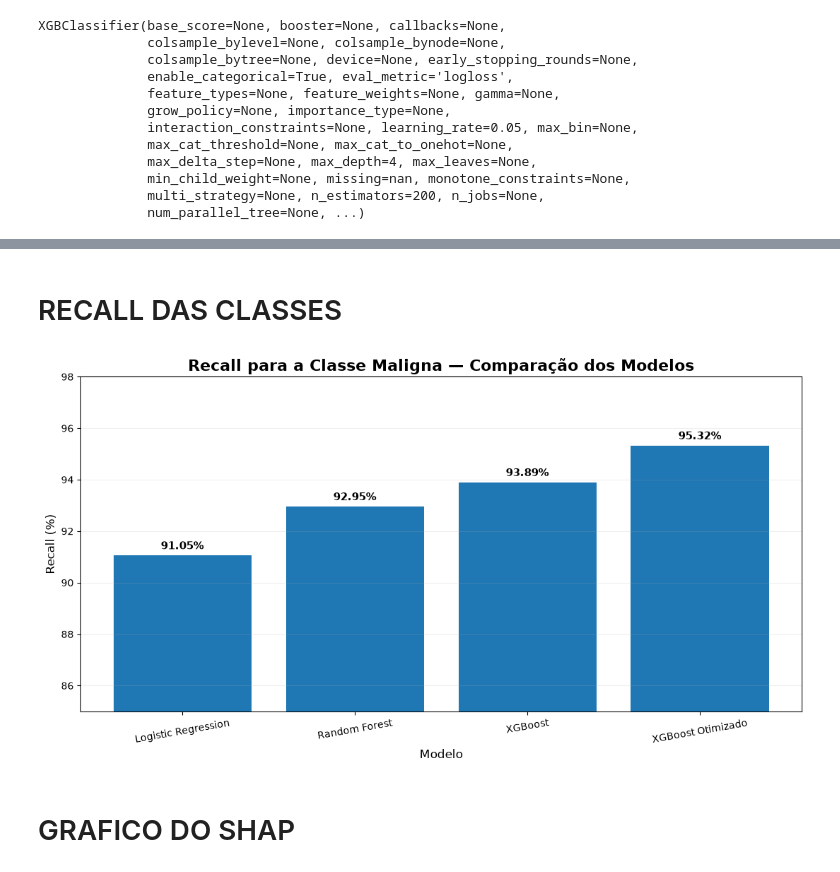
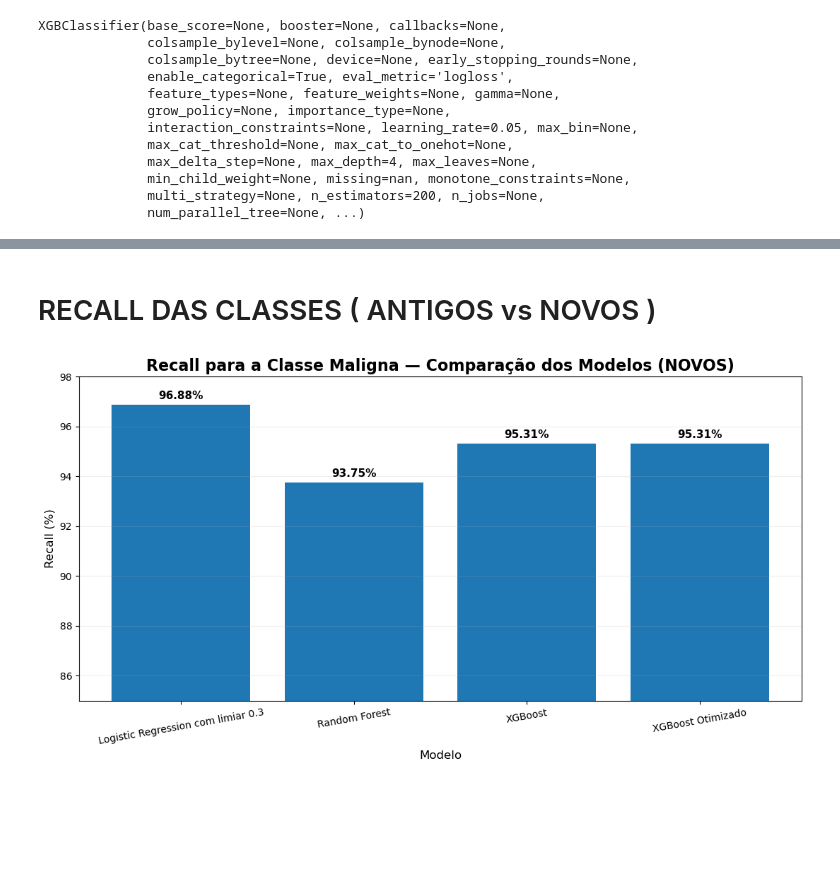
Before and after one commit to Jonatan-Trindade/Breast-Cancer-Classification, a Jupyter notebook: notebook/breast_cancer.ipynb, the cells around one changed output, grey strips where cells are left out. Saved outputs shown, nothing was run; the diff lists cells and outputs as text; code cells hidden in the pictures; blank space fills up the shorter version.

```diff
--- a/notebook/breast_cancer.ipynb
+++ b/notebook/breast_cancer.ipynb
@@ -1376,25 +1639,22 @@ plt.show()
 # %% [markdown]
-# RECALL DAS CLASSES
+# RECALL DAS CLASSES ( ANTIGOS vs NOVOS )
 # %%
-import matplotlib.pyplot as plt
-import numpy as np
-
 # ============================================================
 # RECALL DA CLASSE MALIGNA (1)
 # ============================================================
 
-modelos = [
-    "Logistic Regression",
+nome_modelos = [
+    "Logistic Regression com limiar 0.3",
     "Random Forest",
     "XGBoost",
     "XGBoost Otimizado"
 ]
 
 recall = [
-    91.05,
-    92.95,
-    93.89,
-    95.32
+    96.88,
+    93.75,
+    95.31,
+    95.31
 ]
 
 # ============================================================
@@ -1404,7 +1664,7 @@ recall = [
 fig, ax = plt.subplots(figsize=(11, 6))
 
 barras = ax.bar(
-    modelos,
+    nome_modelos,
     recall
 )
 
@@ -1429,37 +1689,35 @@ for barra, valor in zip(barras, recall):
 # ============================================================
 
 ax.set_title(
-    "Recall para a Classe Maligna — Comparação dos Modelos",
+    "Recall para a Classe Maligna — Comparação dos Modelos (NOVOS)",
     fontsize=16,
     fontweight="bold"
 )
 
 ax.set_ylabel(
     "Recall (%)",
     fontsize=12
 )
 
 ax.set_xlabel(
     "Modelo",
     fontsize=12
 )
 
 # Começar o eixo em 85 para destacar melhor as diferenças
 ax.set_ylim(85, 98)
 
 ax.grid(
     axis="y",
     alpha=0.2
 )
 
 plt.xticks(
     rotation=10
 )
 
+
 plt.tight_layout()
-
 plt.show()
 # %% [output]
-[figure, old version]
+[figure, new version]
-# %% [markdown]
-# GRAFICO DO SHAP
```
Also changed, not shown: parts of 221 cells of this notebook.
